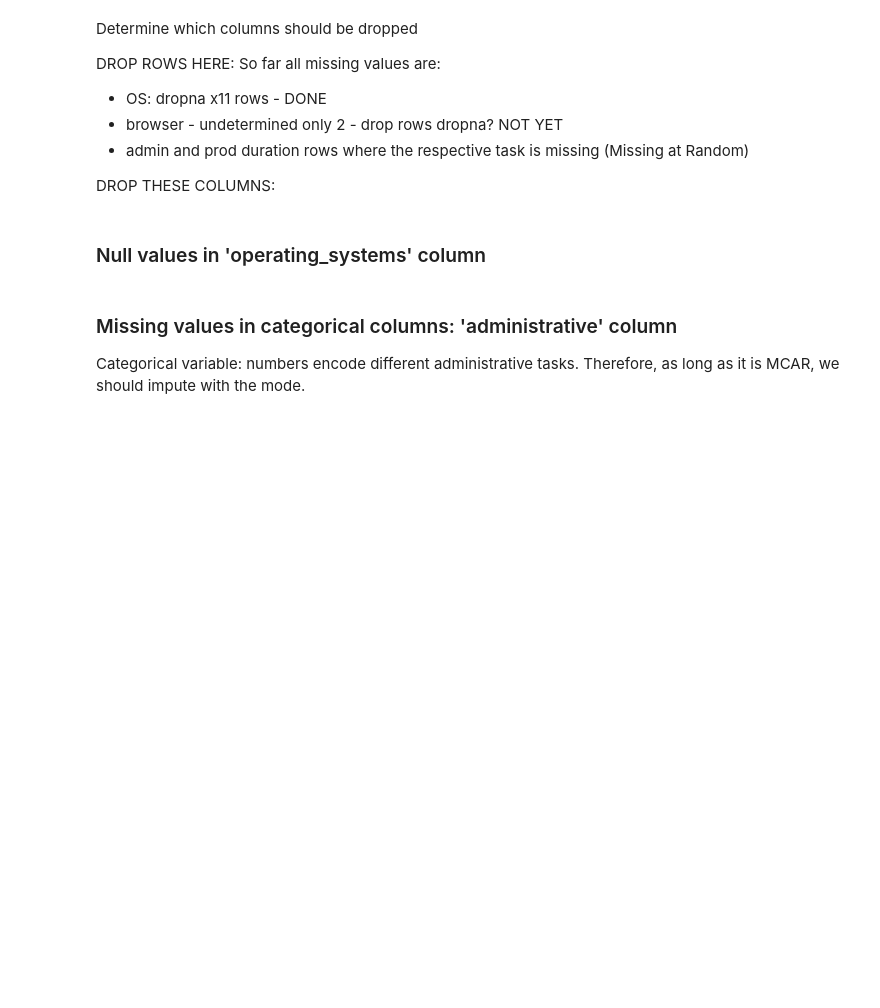
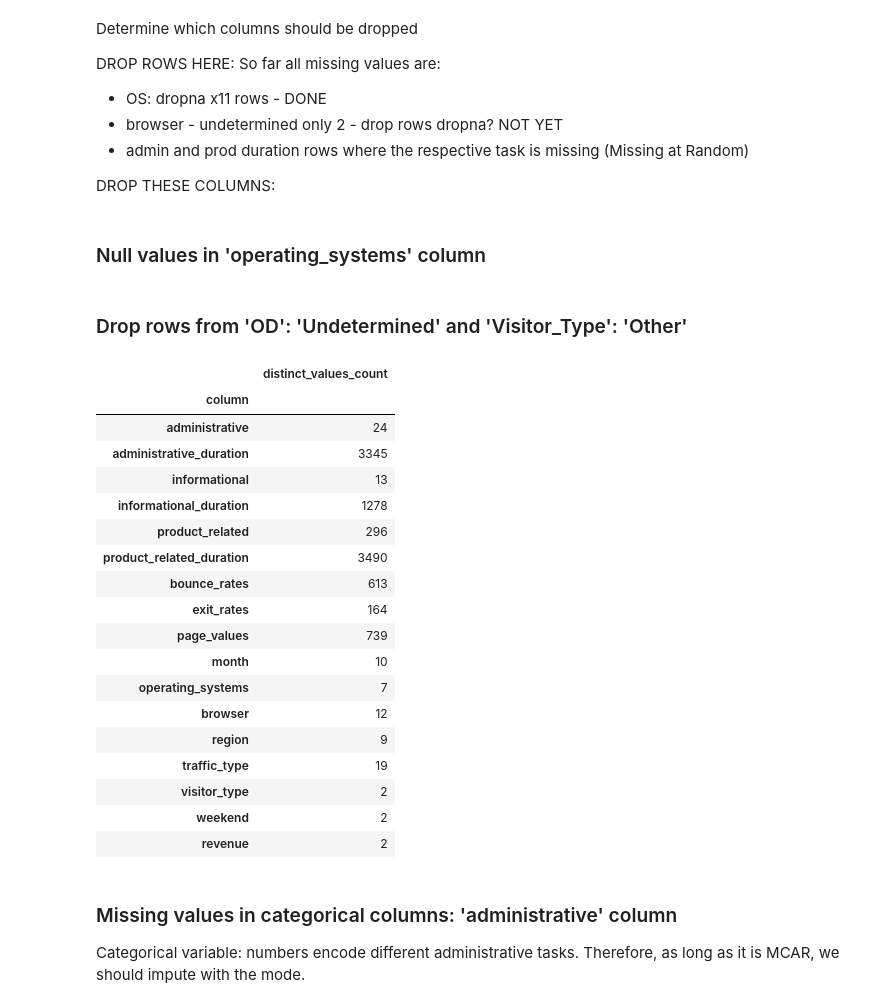
Before and after one commit to selvatica-36/Exploratory-data-analysis---Online-shopping-in-retail, a Jupyter notebook: EDA_customer_activity.ipynb, the cells around one changed output. Cells and saved outputs as stored; diff of their text form; code cells hidden in the pictures; blank space fills up the shorter version.

```diff
--- a/EDA_customer_activity.ipynb
+++ b/EDA_customer_activity.ipynb
@@ -142,6 +142,32 @@ DROP THESE COLUMNS:
 # %%
 # First drop rows for missing values in the operating_systems column, they constitute < 1 % of values
 cleaned_df = transformed_df.dropna(subset=["operating_systems"])
+# %% [markdown]
+### Drop rows from 'OD': 'Undetermined' and 'Visitor_Type': 'Other'
+# %%
+cleaned_df = cleaned_df[(cleaned_df['browser'] != 'Undetermined') & (cleaned_df['visitor_type'] != 'Other')]
+info_extractor = DataFrameInfo(cleaned_df)
+info_extractor.count_distinct_values()
+# %% [output]
+|  | distinct_values_count |
+| column |  |
+| administrative | 24 |
+| administrative_duration | 3345 |
+| informational | 13 |
+| informational_duration | 1278 |
+| product_related | 296 |
+| product_related_duration | 3490 |
+| bounce_rates | 613 |
+| exit_rates | 164 |
+| page_values | 739 |
+| month | 10 |
+| operating_systems | 7 |
+| browser | 12 |
+| region | 9 |
+| traffic_type | 19 |
+| visitor_type | 2 |
+| weekend | 2 |
+| revenue | 2 |
 # %%
 info_extractor = DataFrameInfo(cleaned_df)
 transformer = DataTransform(cleaned_df)
```
Also changed, not shown: parts of 21 cells of this notebook.
